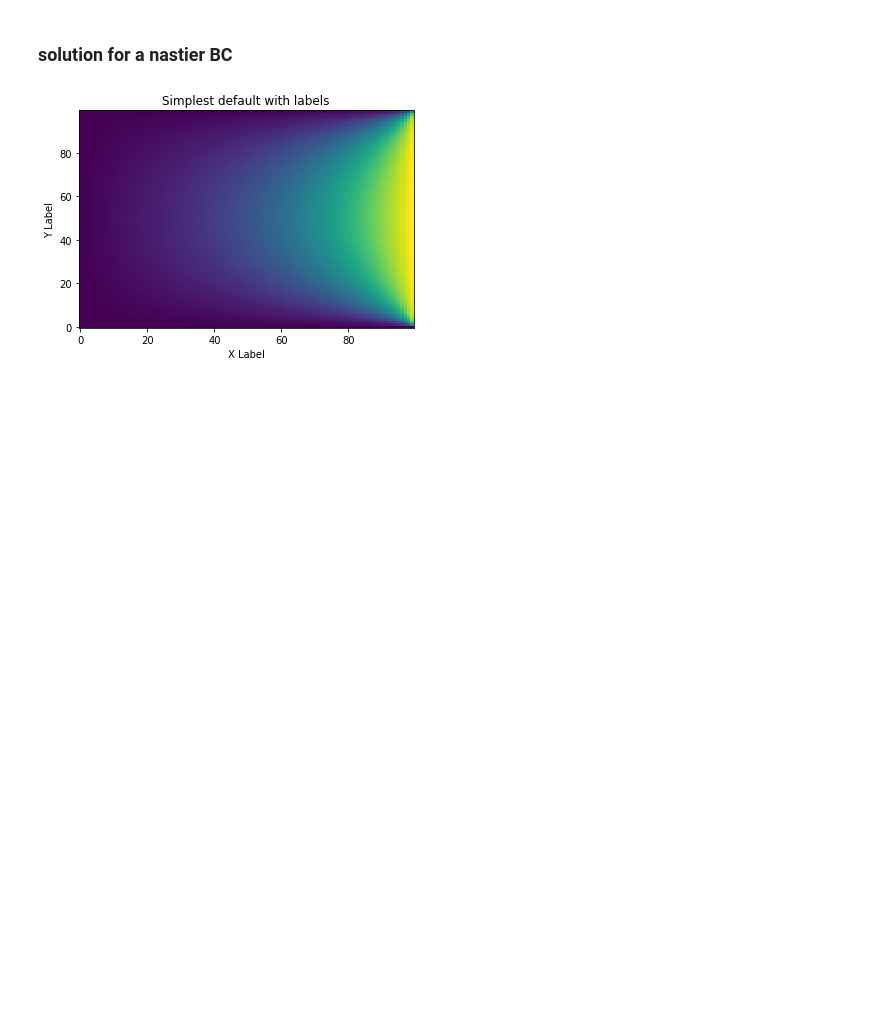
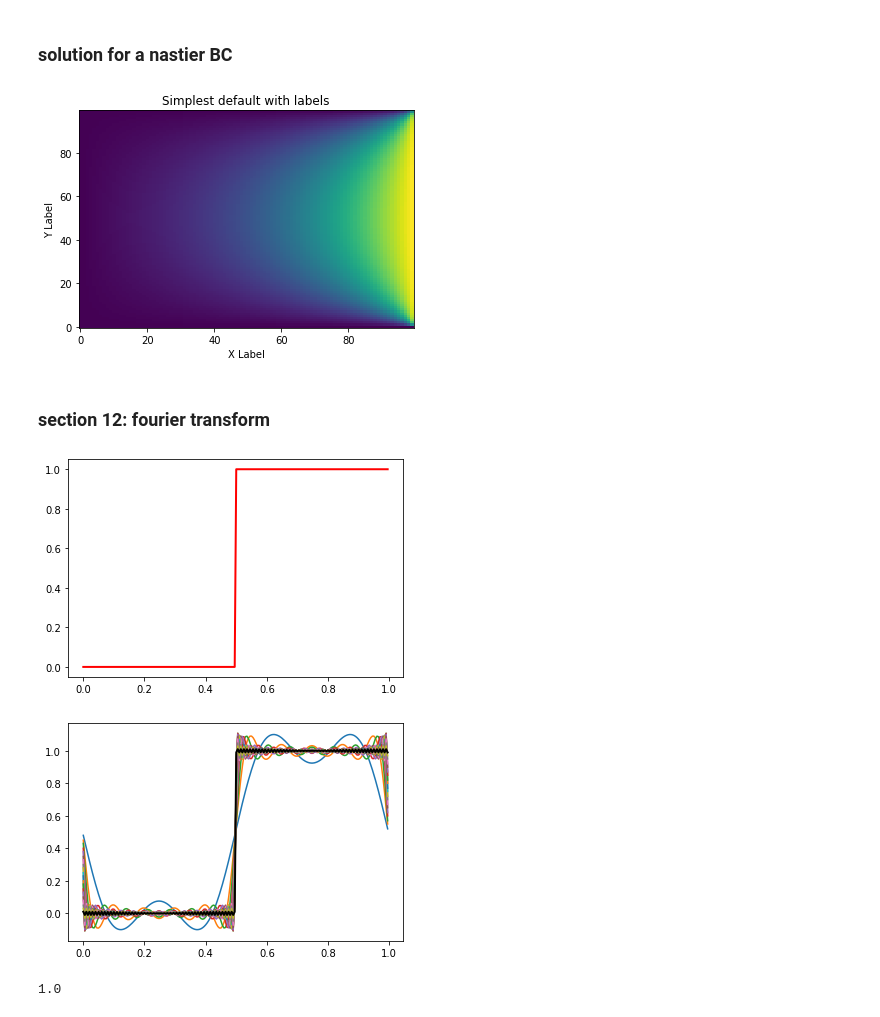
Before and after one commit to shahin1009/ME565, a Jupyter notebook: CauchyI.ipynb, the cells around one changed output. Drawn from its saved outputs; the diff is of its cells as text; code cells hidden in the pictures; blank space fills up the shorter version.

Commit message:
section 12: furier transform

```diff
--- a/CauchyI.ipynb
+++ b/CauchyI.ipynb
@@ -242,3 +246,46 @@ ax.set_ylabel('Y Label')
 plt.show()
 # %% [output]
 [figure]
+# %% [markdown]
+### section 12: fourier transform
+# %%
+# furier transform
+dx = 0.005
+L = 1
+x = np.arange(0,L , dx)
+
+# step function
+f = np.ones(len(x))
+f[0:len(x)//2] = 0
+
+# sin function
+# f = np.sin(x)
+plt.plot(x,f , 'r' , label='f(x)' , linewidth=2)
+plt.show()
+
+fFS = np.zeros(len(x))
+A0 = (2/(L)) * np.sum(f) * dx* np.ones(len(x))
+
+
+for m in range(1,100):
+    fFS = A0/2
+
+    for k in range(1,m):
+        AK = (2/(L)) * np.sum(f * np.cos(2 * k * np.pi * x / L)) * dx
+        BK = (2/(L)) * np.sum(f * np.sin(2 * k * np.pi * x / L)) * dx
+        fFS = fFS + AK * np.cos(2*k*np.pi*x/L) + BK * np.sin(2*k*np.pi*x/L)
+
+
+    if m % 5 == 0:
+        plt.plot(x,fFS)
+
+plt.plot(x,fFS , color='black' , label='fFS(x)' , linewidth=2)
+plt.show()
+# %% [output]
+[figure, added]
+[figure, added]
+# %%
+A0 = (2/(L)) * np.sum(f) * dx
+A0
+# %% [output]
+1.0
```
Also changed, not shown: parts of 3 cells of this notebook.
